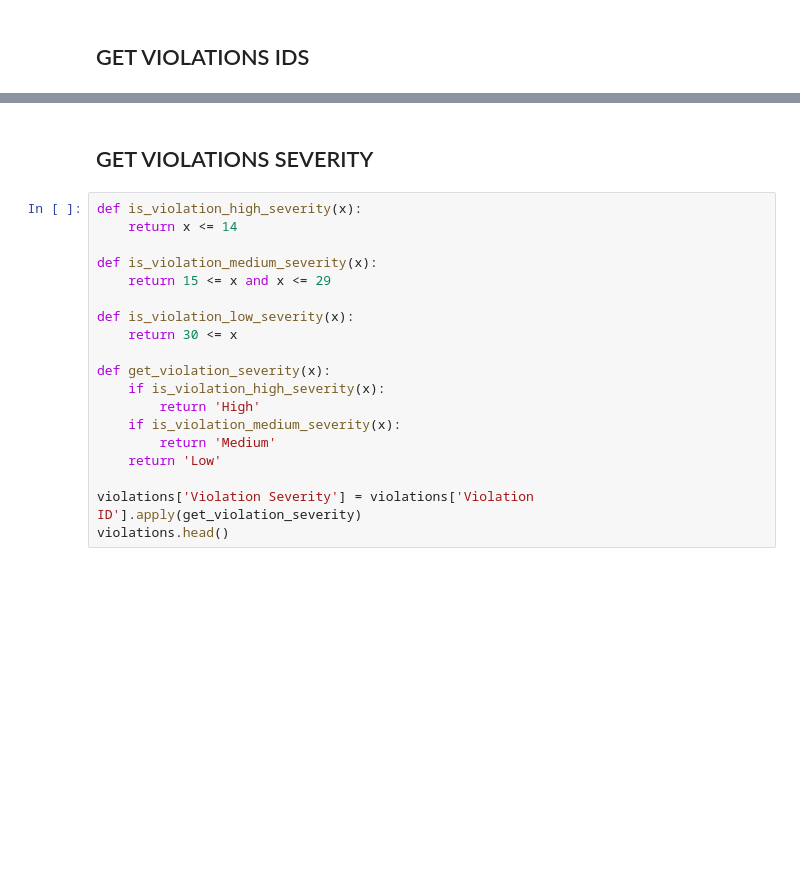
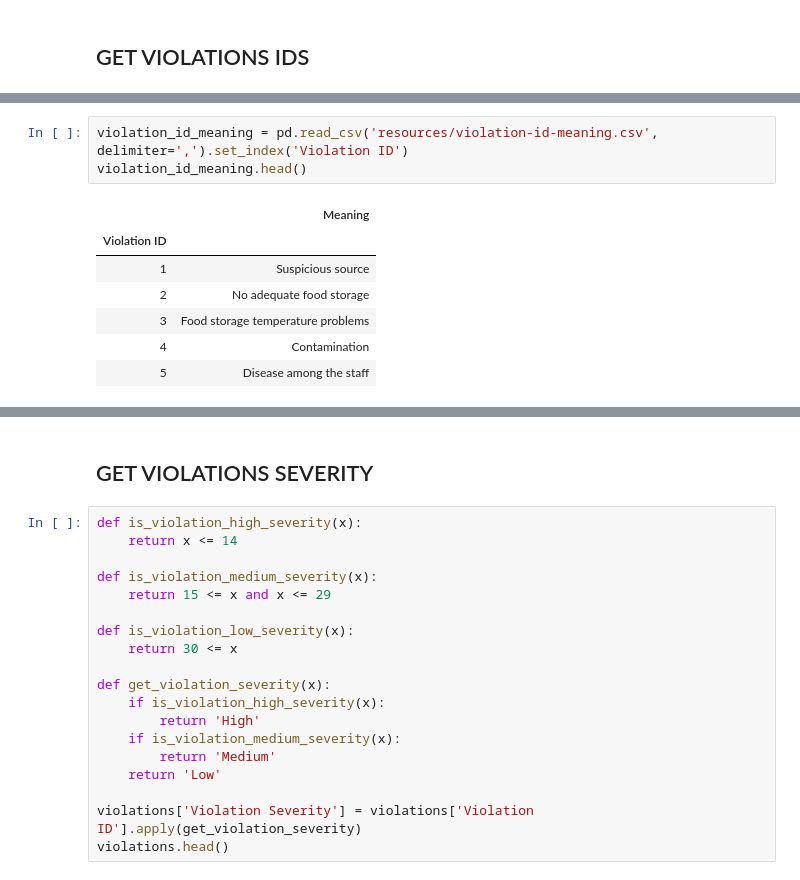
Before and after one commit to VodopaDev/CS401-Chicago-Crime-Analysis, a Jupyter notebook: violations.ipynb, the cells around one changed output, grey strips where cells are left out. Saved outputs shown, nothing was run; the diff lists cells and outputs as text; blank space fills up the shorter version.

```diff
--- a/violations.ipynb
+++ b/violations.ipynb
@@ -57,3 +57,14 @@ violations.head()
 | 1 | 2320509 | TAQUERIA EL DORADO | TAQUERIA EL DORADO | 2694960 | Restaurant | High | 2114 W LAWRENCE AVE | 60625 | ... |
 | 1 | 2320509 | TAQUERIA EL DORADO | TAQUERIA EL DORADO | 2694960 | Restaurant | High | 2114 W LAWRENCE AVE | 60625 | ... |
 | 1 | 2320509 | TAQUERIA EL DORADO | TAQUERIA EL DORADO | 2694960 | Restaurant | High | 2114 W LAWRENCE AVE | 60625 | ... |
+# %%
+violation_id_meaning = pd.read_csv('resources/violation-id-meaning.csv', delimiter=',').set_index('Violation ID')
+violation_id_meaning.head()
+# %% [output]
+|  | Meaning |
+| Violation ID |  |
+| 1 | Suspicious source |
+| 2 | No adequate food storage |
+| 3 | Food storage temperature problems |
+| 4 | Contamination |
+| 5 | Disease among the staff |
```
Also changed, not shown: parts of 4 cells of this notebook.
